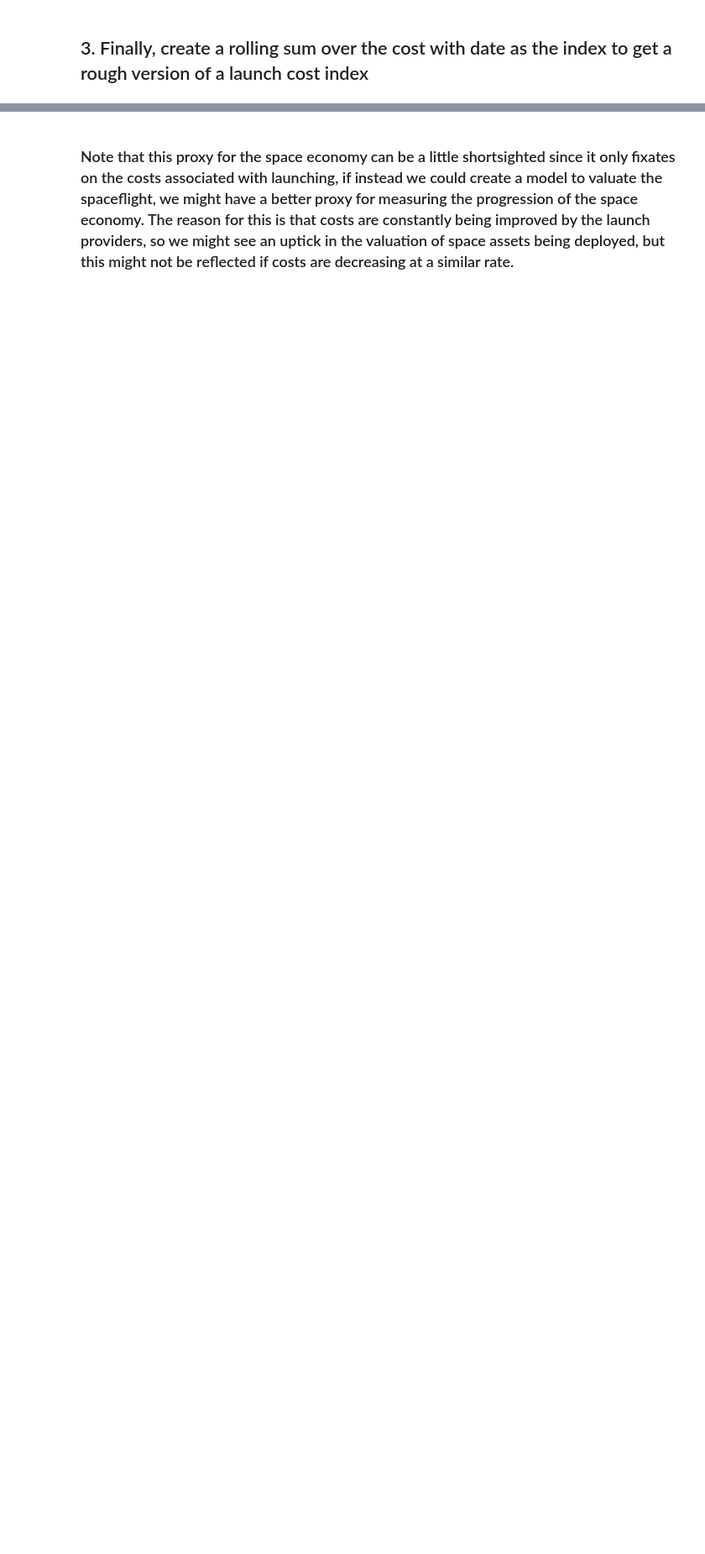
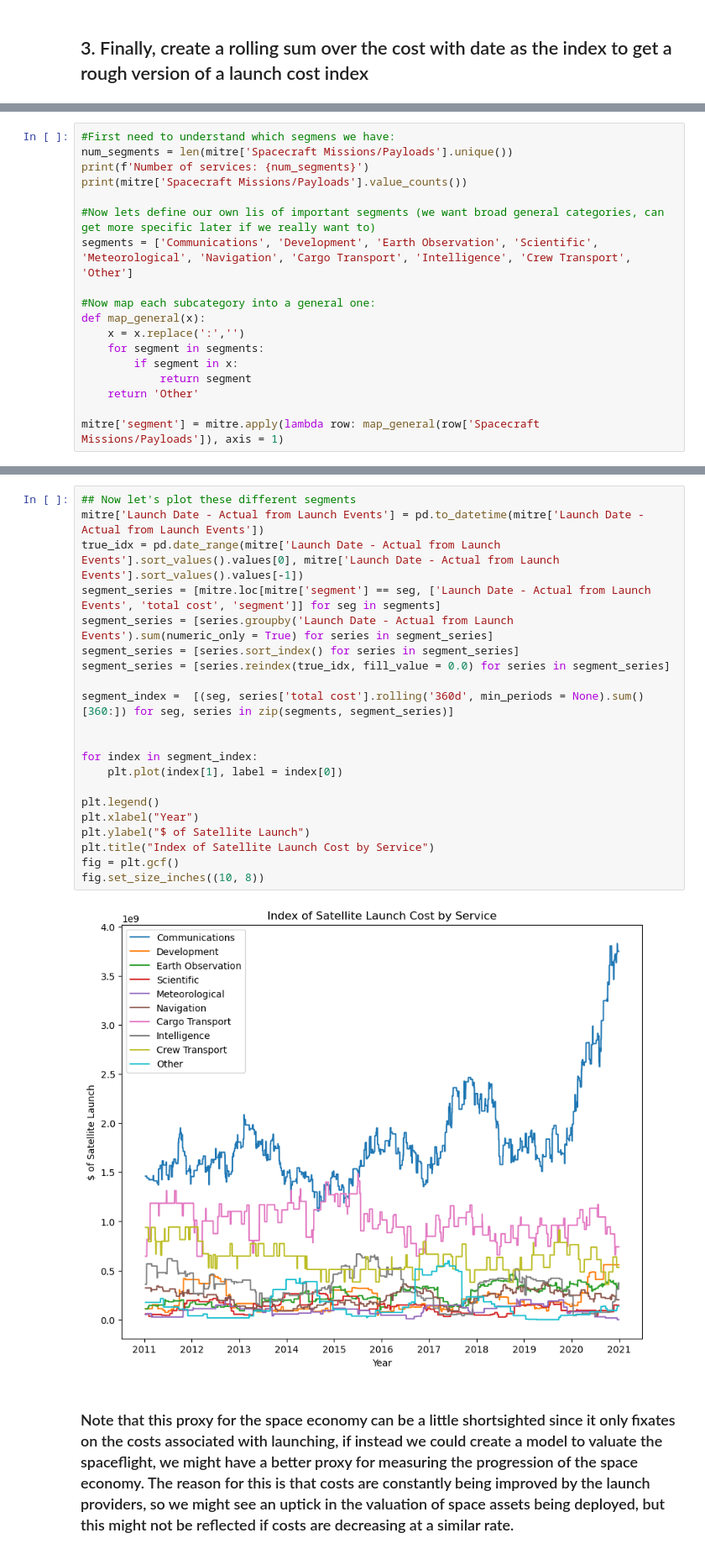
Before and after one commit to LuckyLeqi/CME291, a Jupyter notebook: launches.ipynb, the cells around one changed output, grey strips where cells are left out. Shown at 84% size. Drawn from its saved outputs; the diff is of its cells as text; blank space fills up the shorter version.

Commit message:
Added Segment breakdown

```diff
--- a/launches.ipynb
+++ b/launches.ipynb
@@ -123,0 +138,18 @@ Text(0.5, 1.0, 'Index of Satellite Launch Cost')
+# %%
+#First need to understand which segmens we have:
+num_segments = len(mitre['Spacecraft Missions/Payloads'].unique())
+print(f'Number of services: {num_segments}')
+print(mitre['Spacecraft Missions/Payloads'].value_counts())
+
+#Now lets define our own lis of important segments (we want broad general categories, can get more specific later if we really want to)
+segments = ['Communications', 'Development', 'Earth Observation', 'Scientific', 'Meteorological', 'Navigation', 'Cargo Transport', 'Intelligence', 'Crew Transport', 'Other']
+
+#Now map each subcategory into a general one:
+def map_general(x):
+    x = x.replace(':','')
+    for segment in segments:
+        if segment in x:
+            return segment
+    return 'Other'
+
+mitre['segment'] = mitre.apply(lambda row: map_general(row['Spacecraft Missions/Payloads']), axis = 1)
@@ -124,2 +174,25 @@ Text(0.5, 1.0, 'Index of Satellite Launch Cost')
+# %%
+## Now let's plot these different segments
+mitre['Launch Date - Actual from Launch Events'] = pd.to_datetime(mitre['Launch Date - Actual from Launch Events'])
+true_idx = pd.date_range(mitre['Launch Date - Actual from Launch Events'].sort_values().values[0], mitre['Launch Date - Actual from Launch Events'].sort_values().values[-1])
+segment_series = [mitre.loc[mitre['segment'] == seg, ['Launch Date - Actual from Launch Events', 'total cost', 'segment']] for seg in segments]
+segment_series = [series.groupby('Launch Date - Actual from Launch Events').sum(numeric_only = True) for series in segment_series]
+segment_series = [series.sort_index() for series in segment_series]
+segment_series = [series.reindex(true_idx, fill_value = 0.0) for series in segment_series]
+
+segment_index =  [(seg, series['total cost'].rolling('360d', min_periods = None).sum()[360:]) for seg, series in zip(segments, segment_series)]
+
+
+for index in segment_index:
+    plt.plot(index[1], label = index[0])
+
+plt.legend()
+plt.xlabel("Year")
+plt.ylabel("$ of Satellite Launch")
+plt.title("Index of Satellite Launch Cost by Service")
+fig = plt.gcf()
+fig.set_size_inches((10, 8))
+# %% [output]
+[figure, added]
 # %% [markdown]
 ### Note that this proxy for the space economy can be a little shortsighted since it only fixates on the costs associated with launching, if instead we could create a model to valuate the spaceflight, we might have a better proxy for measuring the progression of the space economy. The reason for this is that costs are constantly being improved by the launch providers, so we might see an uptick in the valuation of space assets being deployed, but this might not be reflected if costs are decreasing at a similar rate.
```
Also changed, not shown: parts of 6 cells of this notebook.
